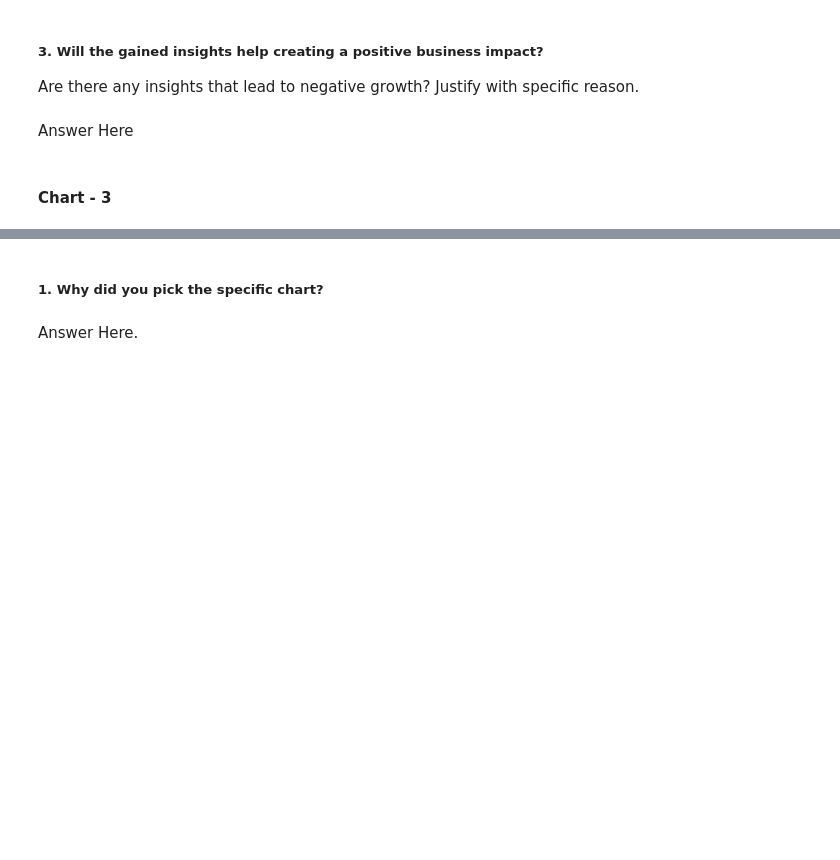
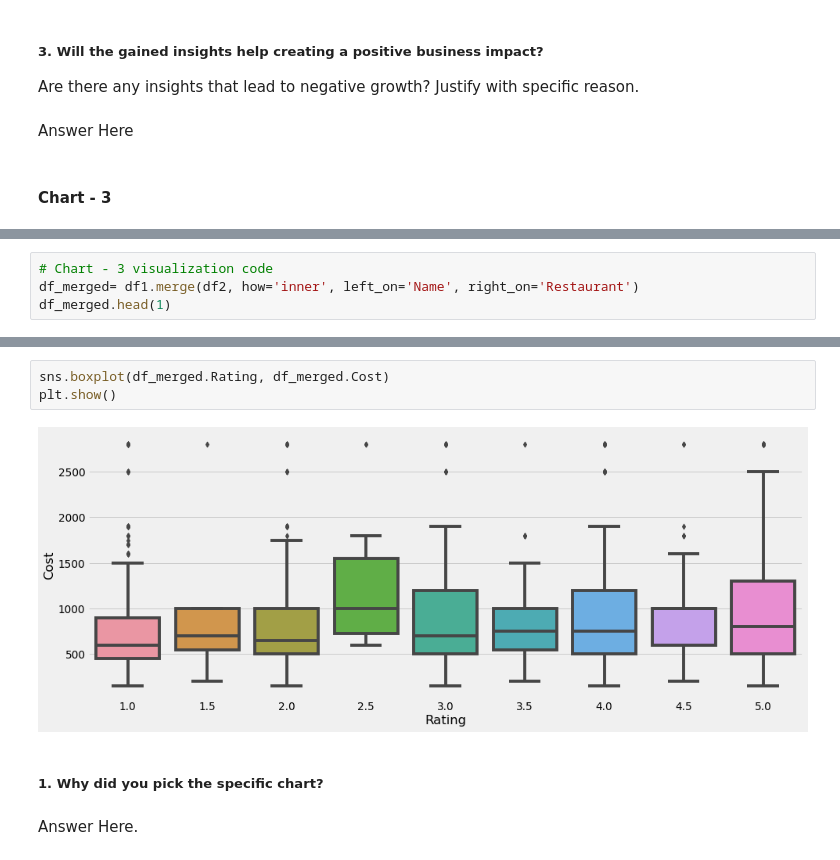
Before and after one commit to kumarabhinavthakur274/Zomato-Restaurant-Clustering-And-Sentiment-Analysis, a Jupyter notebook: Kumar_Abhinav_Zomato_Restaurant_Clustering_And_Sentiment_Analysis.ipynb, the cells around one changed output, grey strips where cells are left out. Drawn from its saved outputs; the diff is of its cells as text; blank space fills up the shorter version.

```diff
--- a/Kumar_Abhinav_Zomato_Restaurant_Clustering_And_Sentiment_Analysis.ipynb
+++ b/Kumar_Abhinav_Zomato_Restaurant_Clustering_And_Sentiment_Analysis.ipynb
@@ -576,0 +575,4 @@ Answer Here
+# %%
+# Chart - 3 visualization code
+df_merged= df1.merge(df2, how='inner', left_on='Name', right_on='Restaurant')
+df_merged.head(1)
@@ -577,3 +582,8 @@ Answer Here
+# %%
+sns.boxplot(df_merged.Rating, df_merged.Cost)
+plt.show()
+# %% [output]
+[figure, added]
 # %% [markdown]
 ##### 1. Why did you pick the specific chart?
 # %% [markdown]
```
Also changed, not shown: parts of 11 cells of this notebook.
